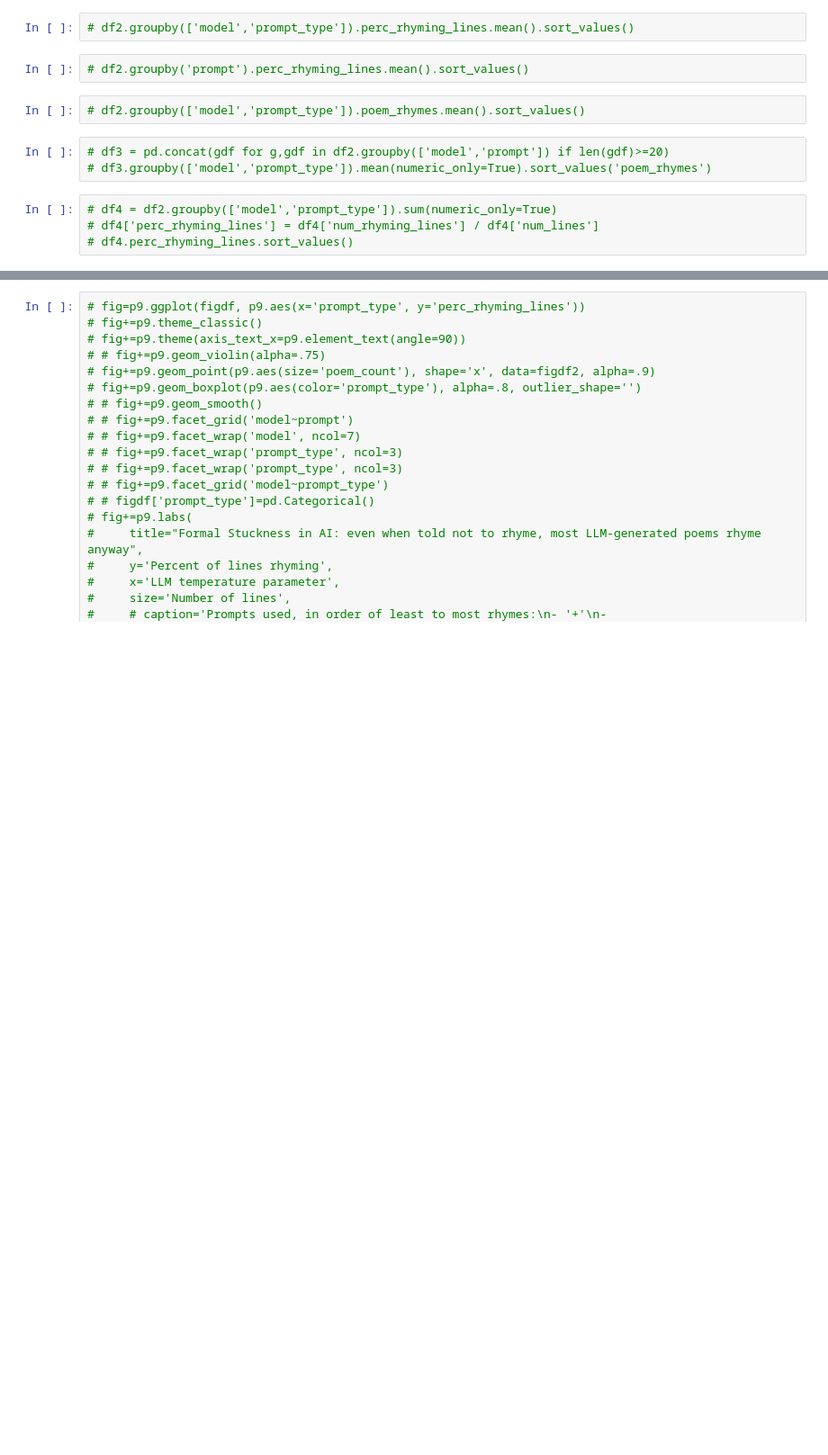
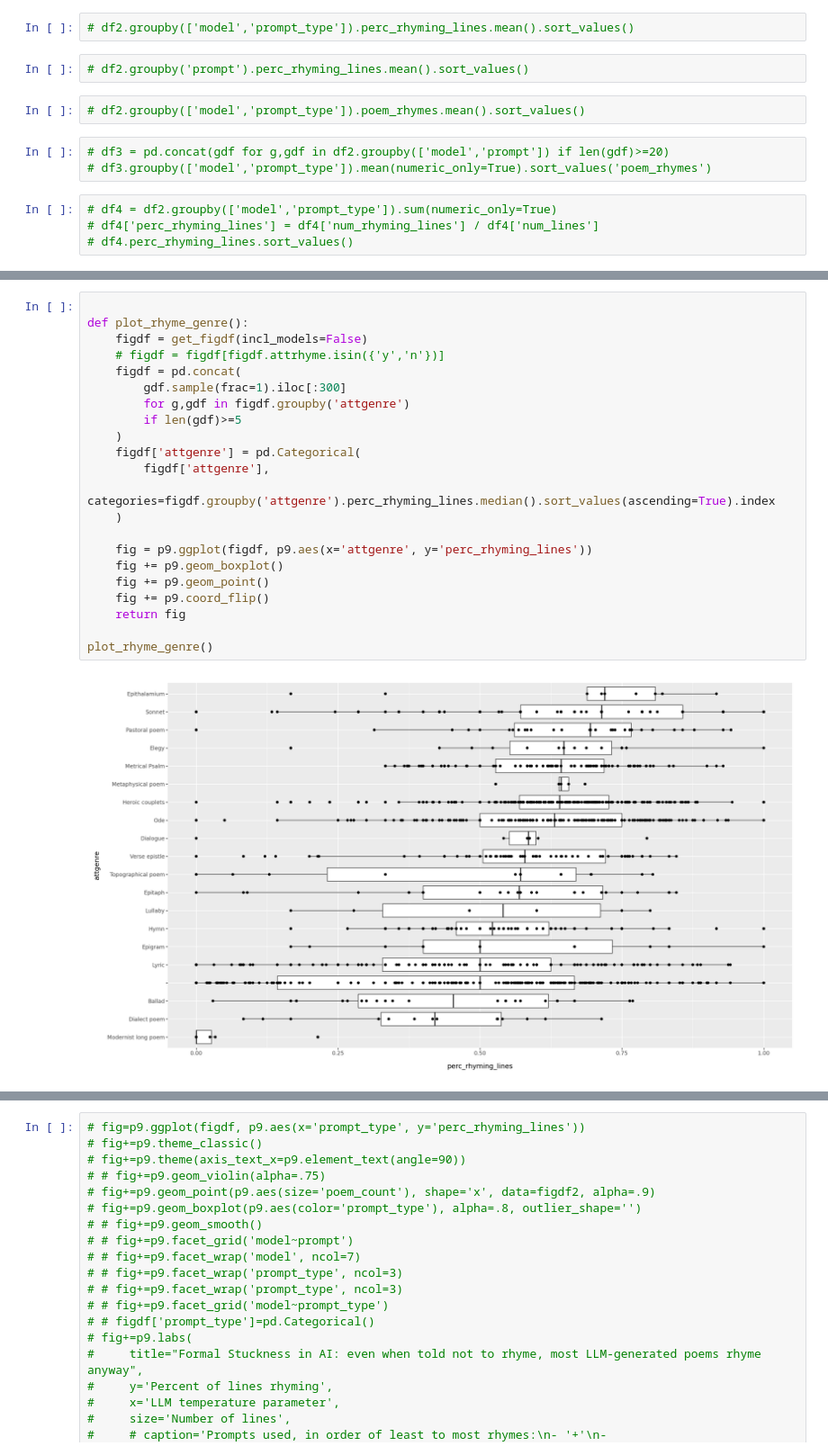
Before and after one commit to quadrismegistus/llmdh, a Jupyter notebook: notebooks/dev_rhyme_new_analysis3_stats.ipynb, the cells around one changed output, grey strips where cells are left out. Shown at 90% size. Cells and saved outputs as stored; diff of their text form; blank space fills up the shorter version.

```diff
--- a/notebooks/dev_rhyme_new_analysis3_stats.ipynb
+++ b/notebooks/dev_rhyme_new_analysis3_stats.ipynb
@@ -174,0 +245,24 @@ get_figdf()
+# %%
+
+def plot_rhyme_genre():
+    figdf = get_figdf(incl_models=False)
+    # figdf = figdf[figdf.attrhyme.isin({'y','n'})]
+    figdf = pd.concat(
+        gdf.sample(frac=1).iloc[:300]
+        for g,gdf in figdf.groupby('attgenre')
+        if len(gdf)>=5
+    )
+    figdf['attgenre'] = pd.Categorical(
+        figdf['attgenre'],
+        categories=figdf.groupby('attgenre').perc_rhyming_lines.median().sort_values(ascending=True).index
+    )
+
+    fig = p9.ggplot(figdf, p9.aes(x='attgenre', y='perc_rhyming_lines'))
+    fig += p9.geom_boxplot()
+    fig += p9.geom_point()
+    fig += p9.coord_flip()
+    return fig
+
+plot_rhyme_genre()
+# %% [output]
+[figure, added]
```
Also changed, not shown: parts of 17 cells of this notebook, 8 other files.
